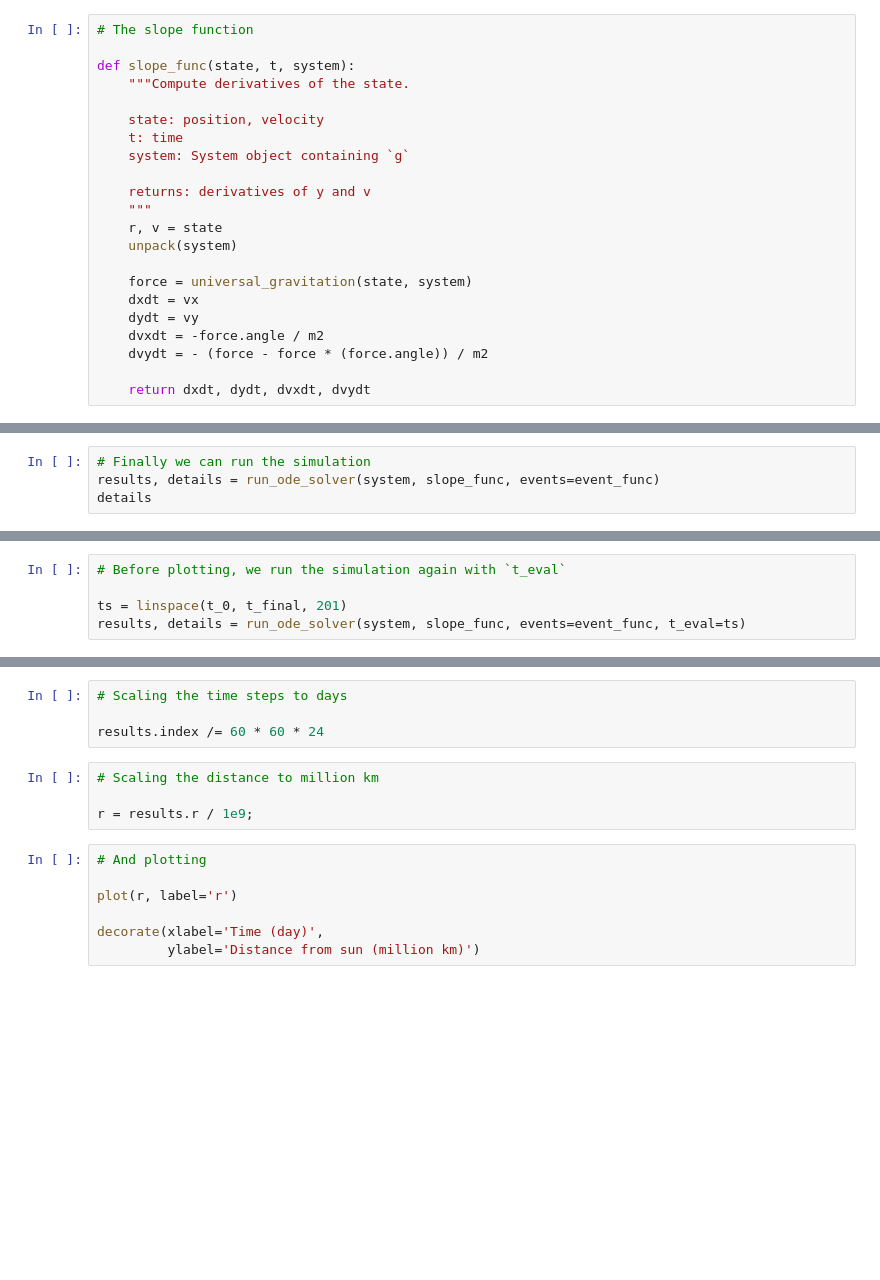
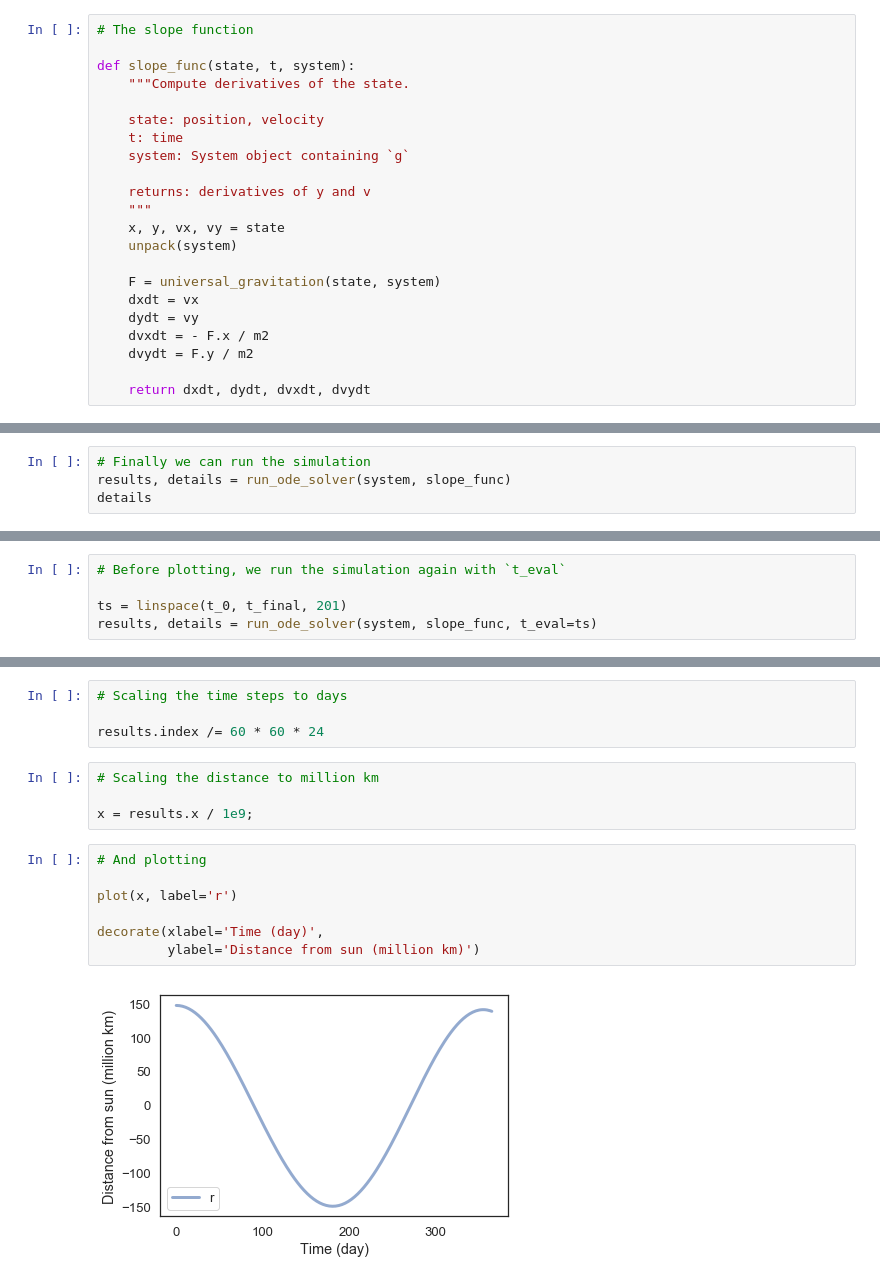
Before and after one commit to sbansal22/ModSimPy, a Jupyter notebook: code/orbit_homework.ipynb, the cells around one changed output, grey strips where cells are left out. Cells and saved outputs as stored; diff of their text form; blank space fills up the shorter version.

```diff
--- a/code/orbit_homework.ipynb
+++ b/code/orbit_homework.ipynb
@@ -99,14 +102,14 @@ def slope_func(state, t, system):
 
     returns: derivatives of y and v
     """
-    r, v = state
+    x, y, vx, vy = state
     unpack(system)
 
-    force = universal_gravitation(state, system)
+    F = universal_gravitation(state, system)
     dxdt = vx
     dydt = vy
-    dvxdt = -force.angle / m2
-    dvydt = - (force - force * (force.angle)) / m2
+    dvxdt = - F.x / m2
+    dvydt = F.y / m2
 
     return dxdt, dydt, dvxdt, dvydt
 # %%
@@ -134,5 +124,5 @@ event_func(init, 0, system)
 # %%
 # Finally we can run the simulation
-results, details = run_ode_solver(system, slope_func, events=event_func)
+results, details = run_ode_solver(system, slope_func)
 details
 # %% [output]
@@ -149,4 +171,4 @@ t_final.to(UNITS.day)
 # Before plotting, we run the simulation again with `t_eval`
 
 ts = linspace(t_0, t_final, 201)
-results, details = run_ode_solver(system, slope_func, events=event_func, t_eval=ts)
+results, details = run_ode_solver(system, slope_func, t_eval=ts)
@@ -157,11 +191,13 @@ results.index /= 60 * 60 * 24
 # %%
 # Scaling the distance to million km
 
-r = results.r / 1e9;
+x = results.x / 1e9;
 # %%
 # And plotting
 
-plot(r, label='r')
+plot(x, label='r')
 
 decorate(xlabel='Time (day)',
          ylabel='Distance from sun (million km)')
+# %% [output]
+[figure, added]
```
Also changed, not shown: parts of 18 cells of this notebook.
